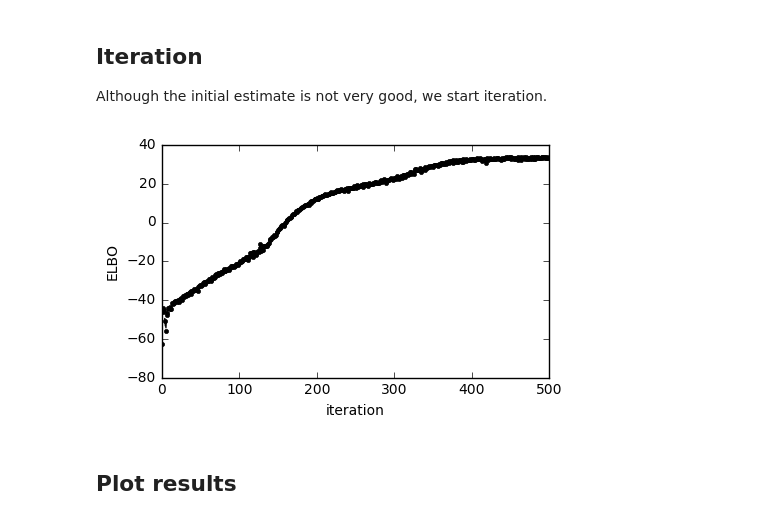
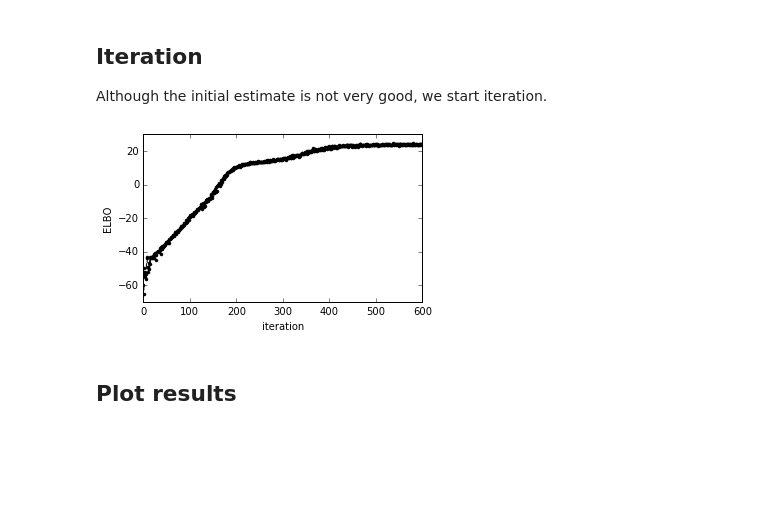
Before and after one commit to fujii-team/GPinv, a Jupyter notebook: notebooks/Abel_inversion.ipynb, the cells around one changed output. Saved outputs shown, nothing was run; the diff lists cells and outputs as text; code cells hidden in the pictures; blank space fills up the shorter version.

```diff
--- a/notebooks/Abel_inversion.ipynb
+++ b/notebooks/Abel_inversion.ipynb
@@ -50,6 +50,9 @@ sys.path.append('../testing/')
 import make_LosMatrix
 # Import GPinv
 import GPinv
+
+# random state
+rng = np.random.RandomState(0)
 # %% [markdown]
 ## Synthetic signals
 
@@ -82,7 +85,7 @@ A = make_LosMatrix.make_LosMatrix(r, z)
 # noise amplitude
 e_amp = 0.1
 # synthetic observation
-y = np.dot(A, f) + e_amp * np.random.randn(N)
+y = np.dot(A, f) + e_amp * rng.randn(N)
 # %%
 plt.figure(figsize=(5,3))
 plt.plot(z, y, 'o', [-1,1],[0,0], '--k', ms=5)
@@ -105,18 +108,24 @@ class AbelLikelihood(GPinv.likelihoods.Likelihood):
         self.variance = GPinv.param.Param(np.ones(1), GPinv.transforms.positive)
 
     def logp(self, F, Y):
-        Af = self.sample_F(F)
+        """
+        This method is used to estimate the ELBO.
+        """
+        Af = self.F(F)
         Y = tf.tile(tf.expand_dims(Y, 0), [tf.shape(F)[0],1,1])
         return GPinv.densities.gaussian(Af, Y, self.variance)
 
-    def sample_F(self, F):
+    def F(self, F):
+        """
+        This method can be used to sample from posterior after the optimization.
+        """
         N = tf.shape(F)[0]
         Amat = tf.tile(tf.expand_dims(self.Amat,0), [N, 1,1])
         Af = tf.batch_matmul(Amat, tf.exp(F))
         return Af
 
-    def sample_Y(self, F):
-        f_sample = self.sample_F(F)
+    def Y(self, F):
+        f_sample = self.F(F)
         return f_sample + tf.random_normal(tf.shape(f_sample)) * tf.sqrt(self.variance)
 # %% [markdown]
 ## Variational inference by StVGP
@@ -180,14 +189,14 @@ logger.i = 1
 # %%
 plt.figure(figsize=(5,3))
 # Rough optimization by scipy.minimize
 model_stvgp.optimize()
 # Final optimization by tf.train
-trainer = tf.train.AdamOptimizer(learning_rate=0.002)
-_= model_stvgp.optimize(trainer, maxiter=5000, callback=logger)
+trainer = tf.train.AdamOptimizer(learning_rate=0.0025)
+_= model_stvgp.optimize(trainer, maxiter=6000, callback=logger)
 
 display.clear_output(wait=True)
 # %% [output]
-[figure, old version]
+[figure, new version]
 # %% [markdown]
 ## Plot results
 # %%
```
Also changed, not shown: parts of 10 cells of this notebook, 2 other files.
